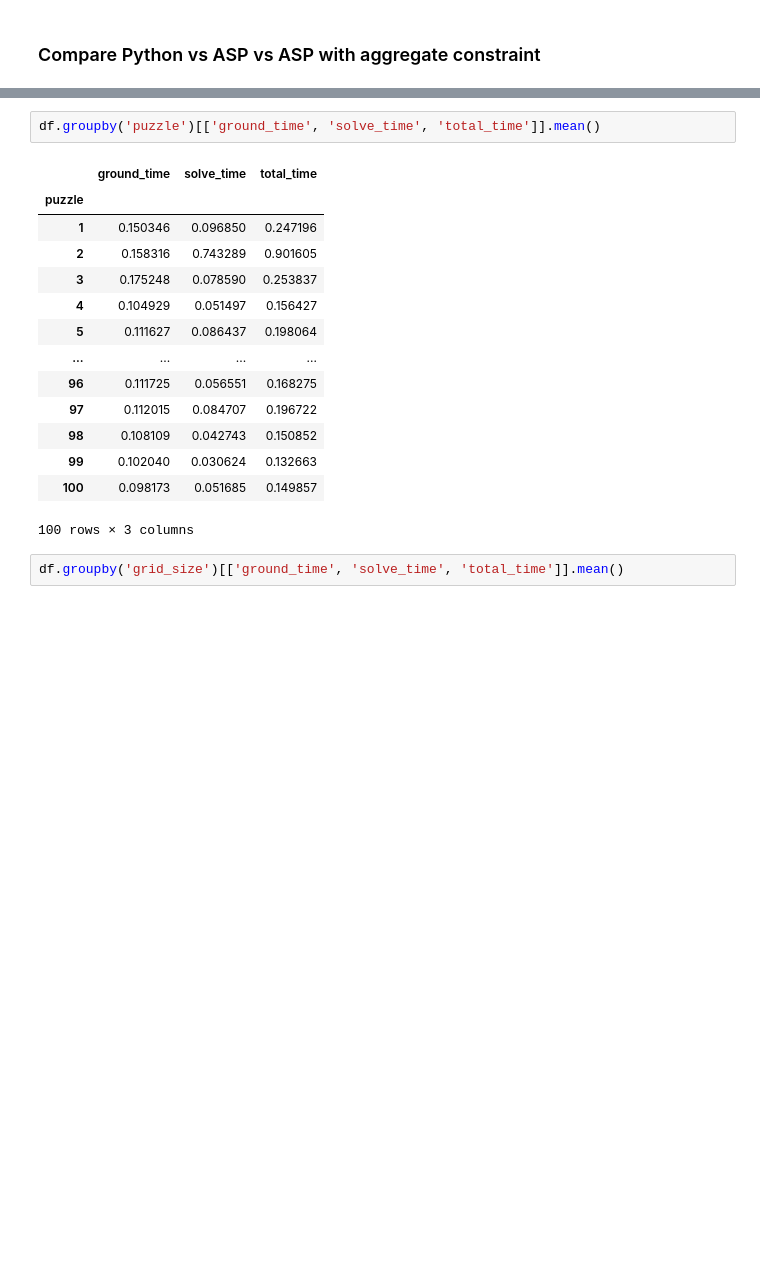
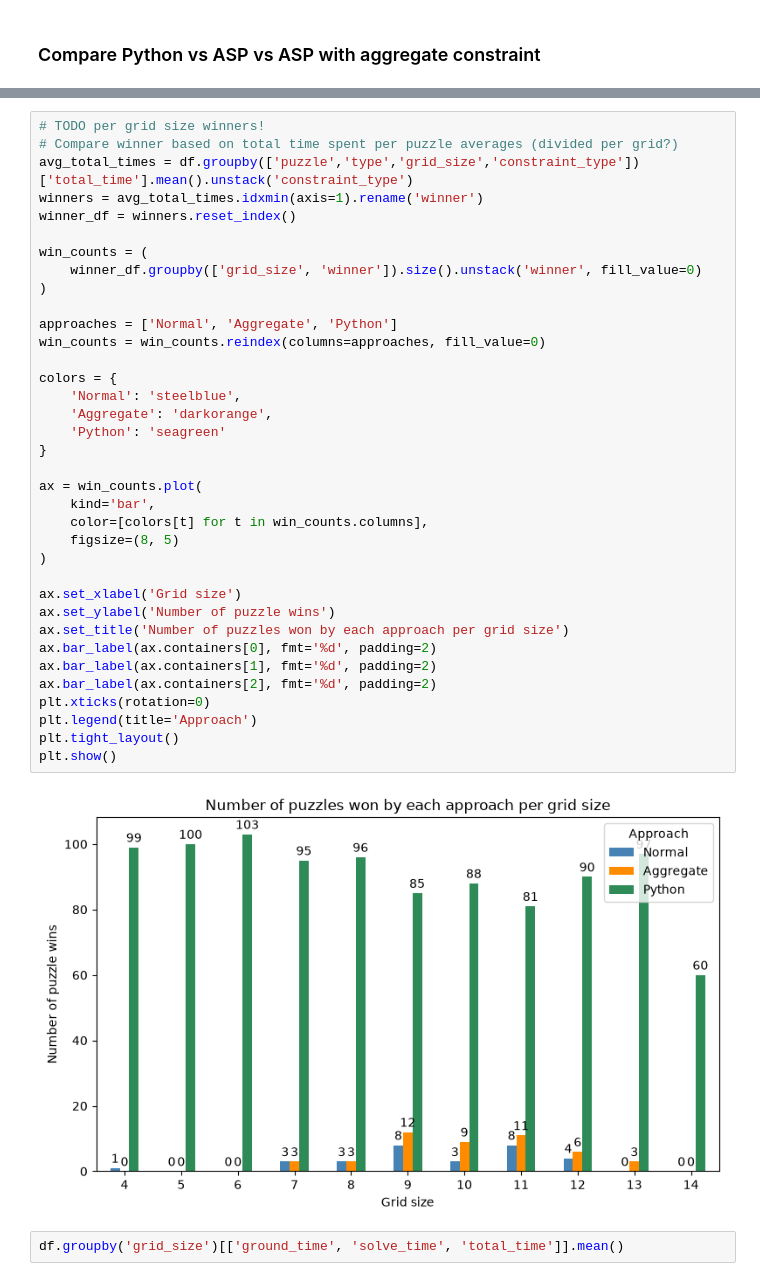
Before and after one commit to jurgendevries-ou-student/murdoku-solve, a Jupyter notebook: extraction/run/experiment.ipynb, the cells around one changed output, grey strips where cells are left out. Drawn from its saved outputs; the diff is of its cells as text; blank space fills up the shorter version.

```diff
--- a/extraction/run/experiment.ipynb
+++ b/extraction/run/experiment.ipynb
@@ -838,20 +850,41 @@ plt.show()
-# %%
-df.groupby('puzzle')[['ground_time', 'solve_time', 'total_time']].mean()
-# %% [output]
-|  | ground_time | solve_time | total_time |
-| puzzle |  |  |  |
-| 1 | 0.150346 | 0.096850 | 0.247196 |
-| 2 | 0.158316 | 0.743289 | 0.901605 |
-| 3 | 0.175248 | 0.078590 | 0.253837 |
-| 4 | 0.104929 | 0.051497 | 0.156427 |
-| 5 | 0.111627 | 0.086437 | 0.198064 |
-| ... | ... | ... | ... |
-| 96 | 0.111725 | 0.056551 | 0.168275 |
-| 97 | 0.112015 | 0.084707 | 0.196722 |
-| 98 | 0.108109 | 0.042743 | 0.150852 |
-| 99 | 0.102040 | 0.030624 | 0.132663 |
-| 100 | 0.098173 | 0.051685 | 0.149857 |
-100 rows × 3 columns
+# %%
+# TODO per grid size winners!
+# Compare winner based on total time spent per puzzle averages (divided per grid?)
+avg_total_times = df.groupby(['puzzle','type','grid_size','constraint_type'])['total_time'].mean().unstack('constraint_type')
+winners = avg_total_times.idxmin(axis=1).rename('winner')
+winner_df = winners.reset_index()
+
+win_counts = (
+    winner_df.groupby(['grid_size', 'winner']).size().unstack('winner', fill_value=0)
+)
+
+approaches = ['Normal', 'Aggregate', 'Python']
+win_counts = win_counts.reindex(columns=approaches, fill_value=0)
+
+colors = {
+    'Normal': 'steelblue',
+    'Aggregate': 'darkorange',
+    'Python': 'seagreen'
+}
+
+ax = win_counts.plot(
+    kind='bar',
+    color=[colors[t] for t in win_counts.columns],
+    figsize=(8, 5)
+)
+
+ax.set_xlabel('Grid size')
+ax.set_ylabel('Number of puzzle wins')
+ax.set_title('Number of puzzles won by each approach per grid size')
+ax.bar_label(ax.containers[0], fmt='%d', padding=2)
+ax.bar_label(ax.containers[1], fmt='%d', padding=2)
+ax.bar_label(ax.containers[2], fmt='%d', padding=2)
+plt.xticks(rotation=0)
+plt.legend(title='Approach')
+plt.tight_layout()
+plt.show()
+# %% [output]
+[figure, added]
 # %%
 df.groupby('grid_size')[['ground_time', 'solve_time', 'total_time']].mean()
 # %% [output]
```
Also changed, not shown: parts of 28 cells of this notebook, 1 other file.
